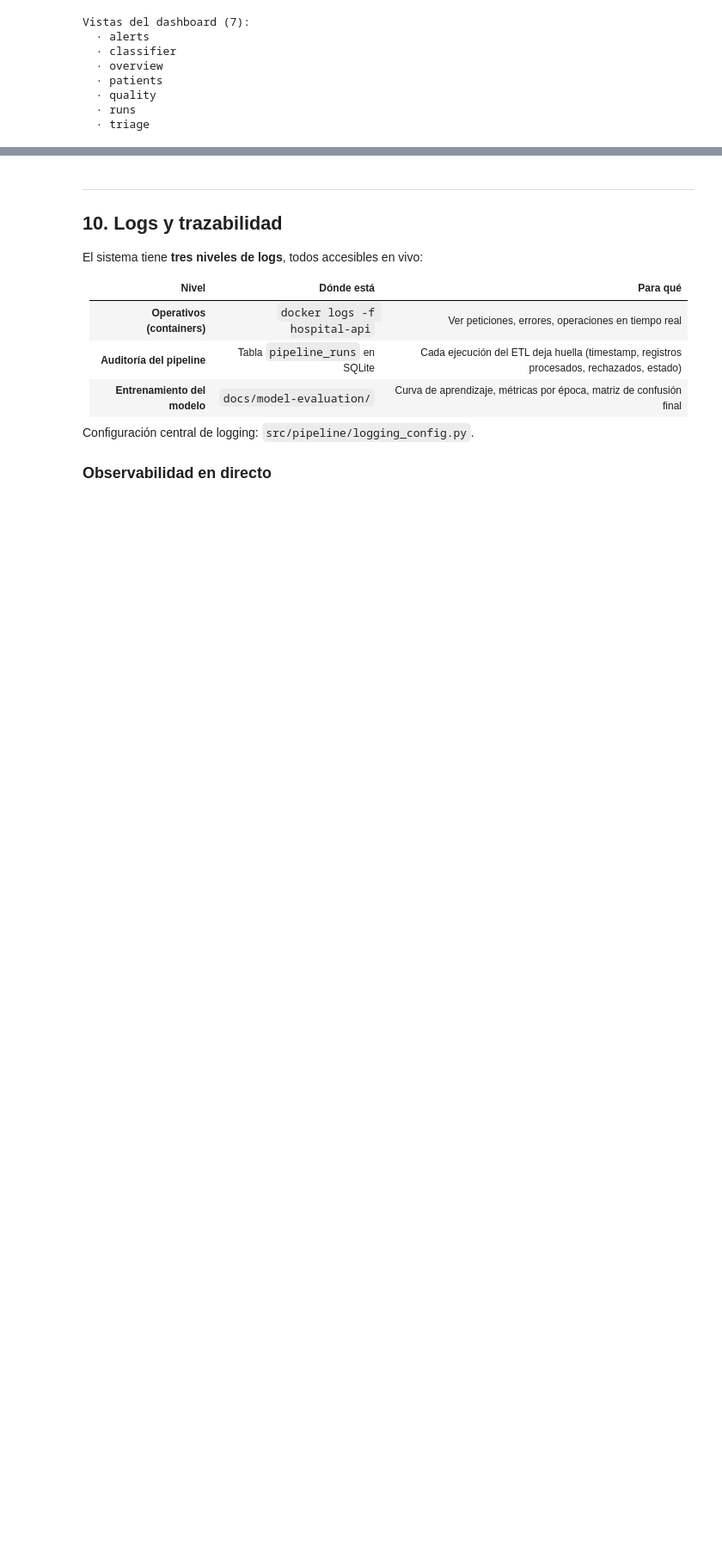
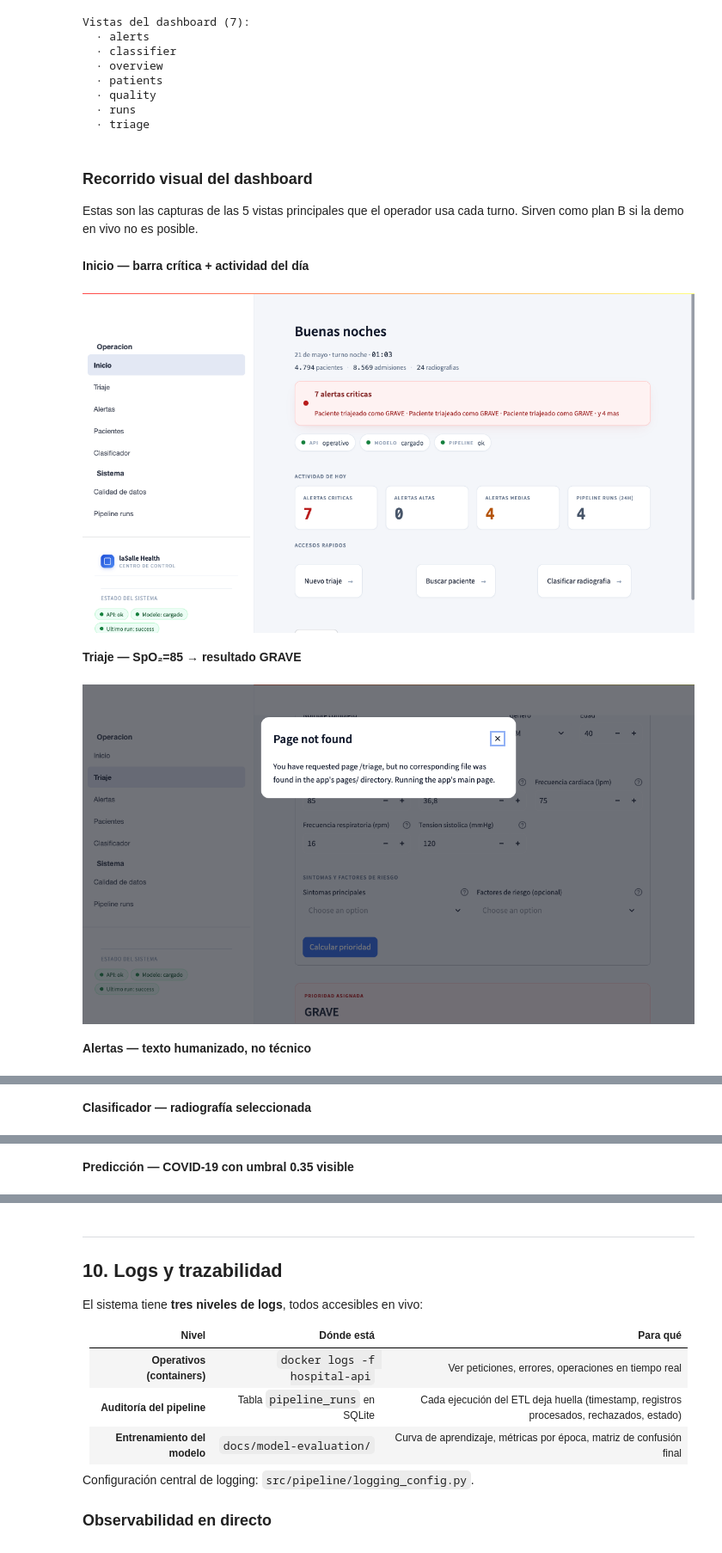
Before and after one commit to LaSalleGracia-MasterIA-BD/pr-ctica-integradora-final-alejandromarinas_yagoalonso, a Jupyter notebook: notebooks/presentacion-proyecto.ipynb, the cells around one changed output, grey strips where cells are left out. Shown at 86% size. Drawn from its saved outputs; the diff is of its cells as text; code cells hidden in the pictures; blank space fills up the shorter version.

```diff
--- a/notebooks/presentacion-proyecto.ipynb
+++ b/notebooks/presentacion-proyecto.ipynb
@@ -876,3 +877,34 @@ Vistas del dashboard (7):
   · quality
   · runs
   · triage
+# %% [markdown]
+### Recorrido visual del dashboard
+
+Estas son las capturas de las 5 vistas principales que el operador usa cada turno. Sirven como plan B si la demo en vivo no es posible.
+# %%
+# Mostrar las 5 capturas principales del dashboard
+from IPython.display import Image, display, Markdown
+
+capturas = [
+    ('dash-inicio.png',       'Inicio — barra crítica + actividad del día'),
+    ('dash-triaje-grave.png', 'Triaje — SpO₂=85 → resultado GRAVE'),
+    ('dash-alertas.png',      'Alertas — texto humanizado, no técnico'),
+    ('dash-clasificador.png', 'Clasificador — radiografía seleccionada'),
+    ('dash-prediccion.png',   'Predicción — COVID-19 con umbral 0.35 visible'),
+]
+
+img_dir = PROJECT_ROOT / 'docs' / 'presentation' / 'img'
+
+for fname, descripcion in capturas:
+    ruta = img_dir / fname
+    if ruta.exists():
+        display(Markdown(f'**{descripcion}**'))
+        display(Image(filename=str(ruta), width=900))
+    else:
+        print(f'No encontrada: {fname}')
+# %% [output]
+**Inicio — barra crítica + actividad del día**
+[figure, added]
+**Triaje — SpO₂=85 → resultado GRAVE**
+[figure, added]
+**Alertas — texto humanizado, no técnico**
@@ -878,0 +912 @@ Vistas del dashboard (7):
+**Clasificador — radiografía seleccionada**
@@ -878,0 +914 @@ Vistas del dashboard (7):
+**Predicción — COVID-19 con umbral 0.35 visible**
```
Also changed, not shown: parts of 9 cells of this notebook.
